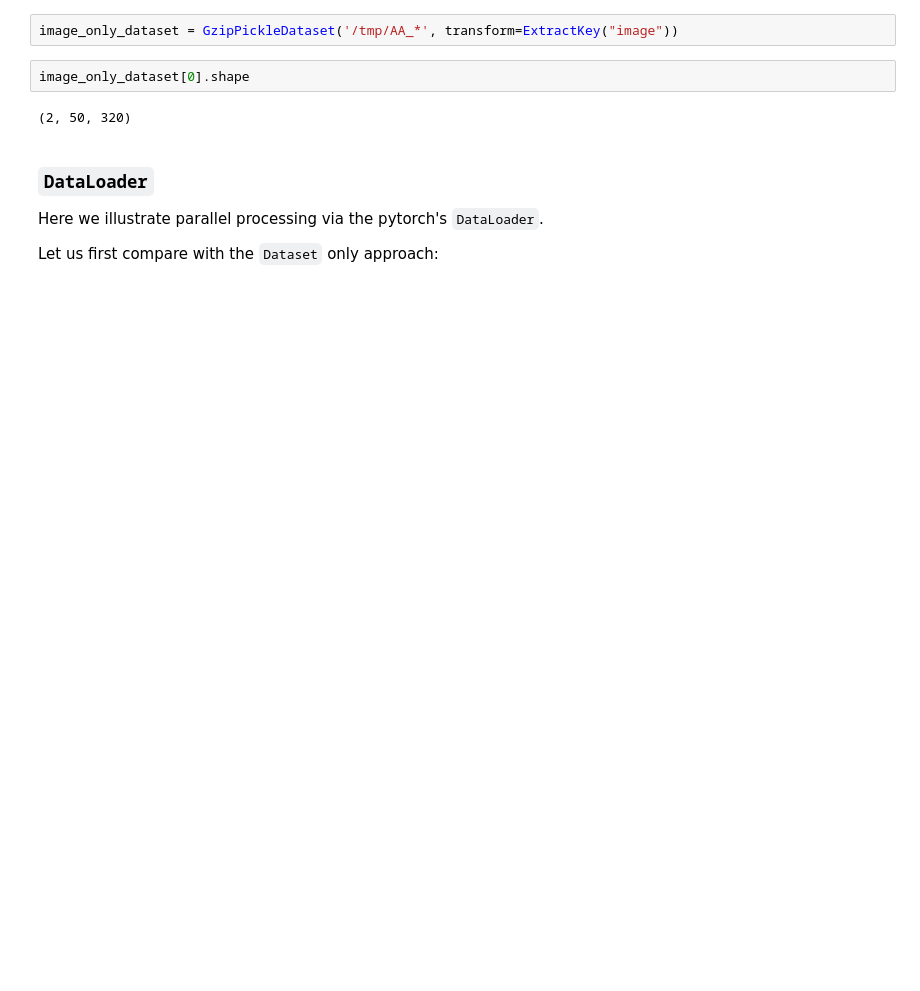
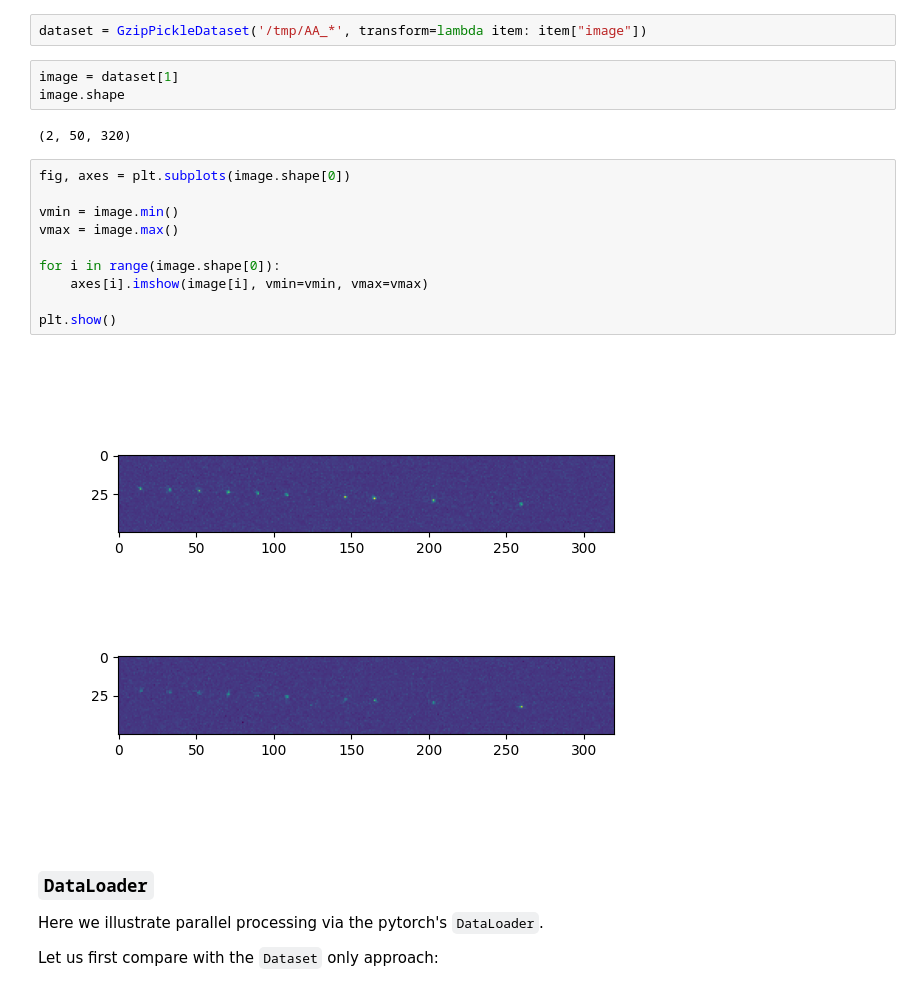
Before and after one commit to rydyb/pydatatom, a Jupyter notebook: notebooks/1 Dataset.ipynb, the cells around one changed output. Drawn from its saved outputs; the diff is of its cells as text; blank space fills up the shorter version.

Commit message:
removed transform.py, renamed spot_detector.py to spot.py, added some more examples to Dataset notebook

```diff
--- a/notebooks/1 Dataset.ipynb
+++ b/notebooks/1 Dataset.ipynb
@@ -65,9 +71,22 @@ gp_dataset[0]
 # %%
-image_only_dataset = GzipPickleDataset('/tmp/AA_*', transform=ExtractKey("image"))
+dataset = GzipPickleDataset('/tmp/AA_*', transform=lambda item: item["image"])
 # %%
-image_only_dataset[0].shape
+image = dataset[1]
+image.shape
 # %% [output]
 (2, 50, 320)
+# %%
+fig, axes = plt.subplots(image.shape[0])
+
+vmin = image.min()
+vmax = image.max()
+
+for i in range(image.shape[0]):
+    axes[i].imshow(image[i], vmin=vmin, vmax=vmax)
+
+plt.show()
+# %% [output]
+[figure, added]
 # %% [markdown]
 ### `DataLoader`
 
```
Also changed, not shown: parts of 12 cells of this notebook, 7 other files.
